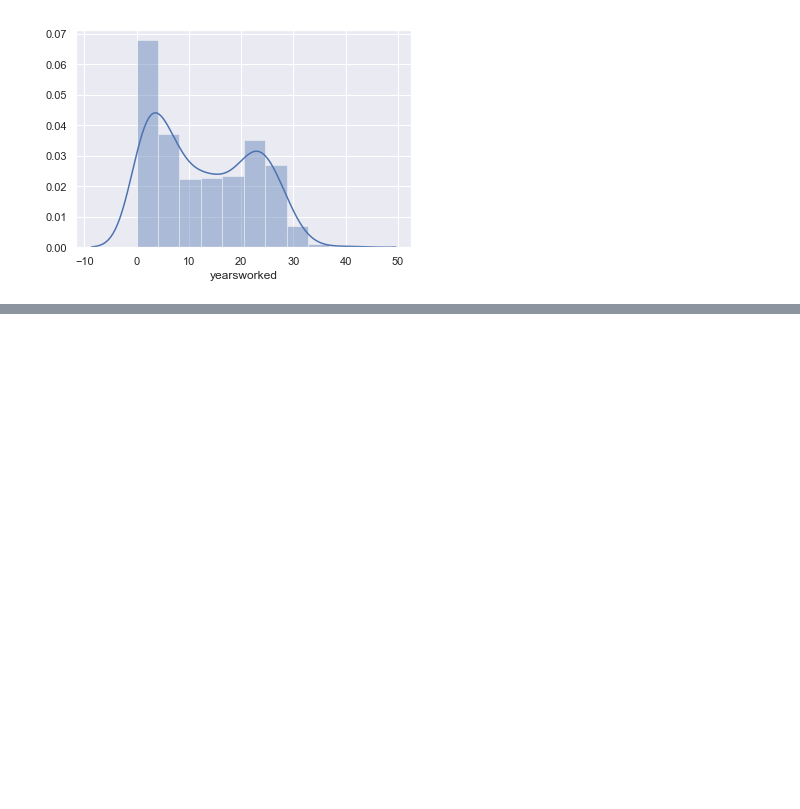
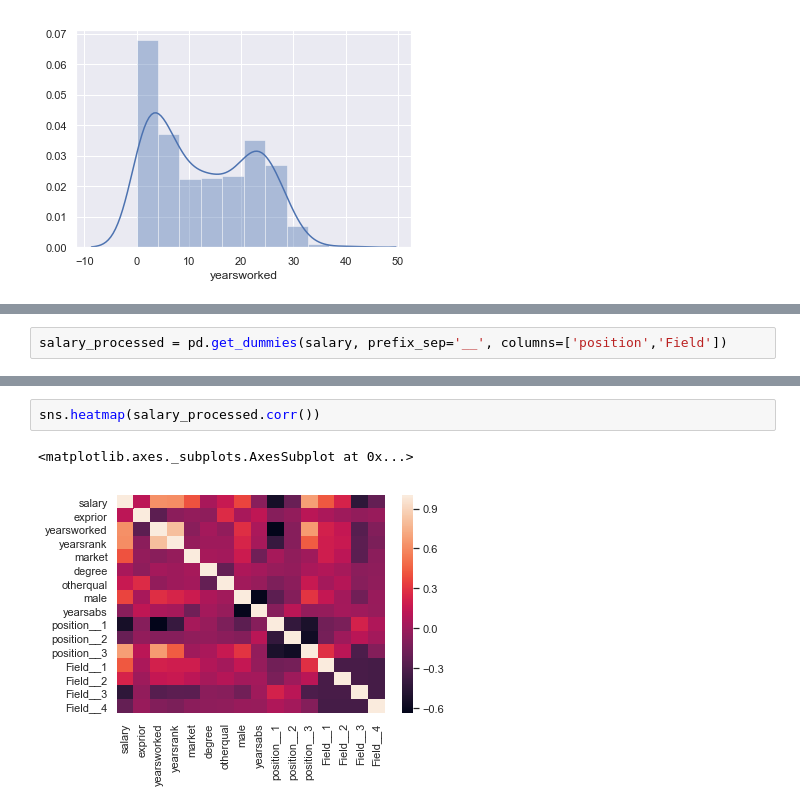
Before and after one commit to Andy-Nkumane/Multi_Linear_Regression_-_Salary, a Jupyter notebook: Multi_Linear_Regression_-_Salary.ipynb, the cells around one changed output, grey strips where cells are left out. Cells and saved outputs as stored; diff of their text form; blank space fills up the shorter version.

```diff
--- a/Multi_Linear_Regression_-_Salary.ipynb
+++ b/Multi_Linear_Regression_-_Salary.ipynb
@@ -150,0 +167,2 @@ sns.distplot(salary.yearsworked)
+# %%
+salary_processed = pd.get_dummies(salary, prefix_sep='__', columns=['position','Field'])
@@ -150,0 +178,5 @@ sns.distplot(salary.yearsworked)
+# %%
+sns.heatmap(salary_processed.corr())
+# %% [output]
+<matplotlib.axes._subplots.AxesSubplot at 0x...>
+[figure, added]
```
Also changed, not shown: parts of 16 cells of this notebook.
